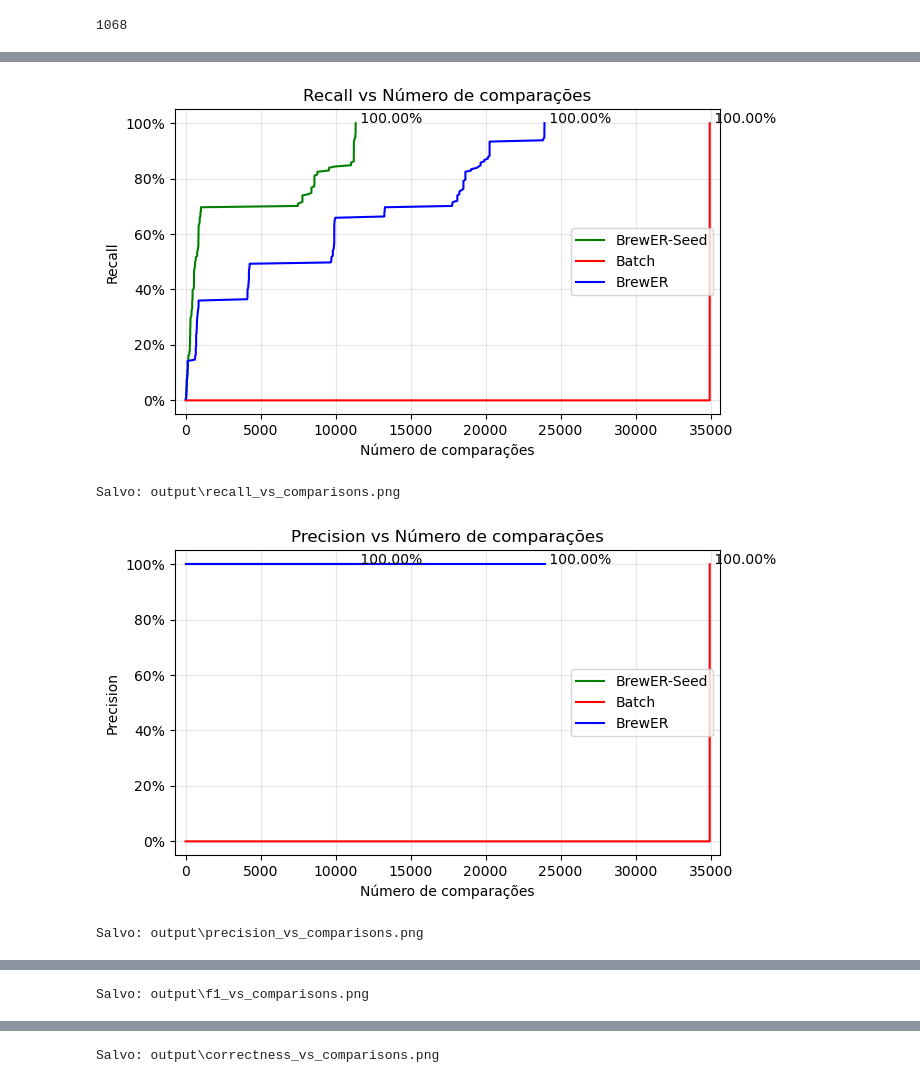
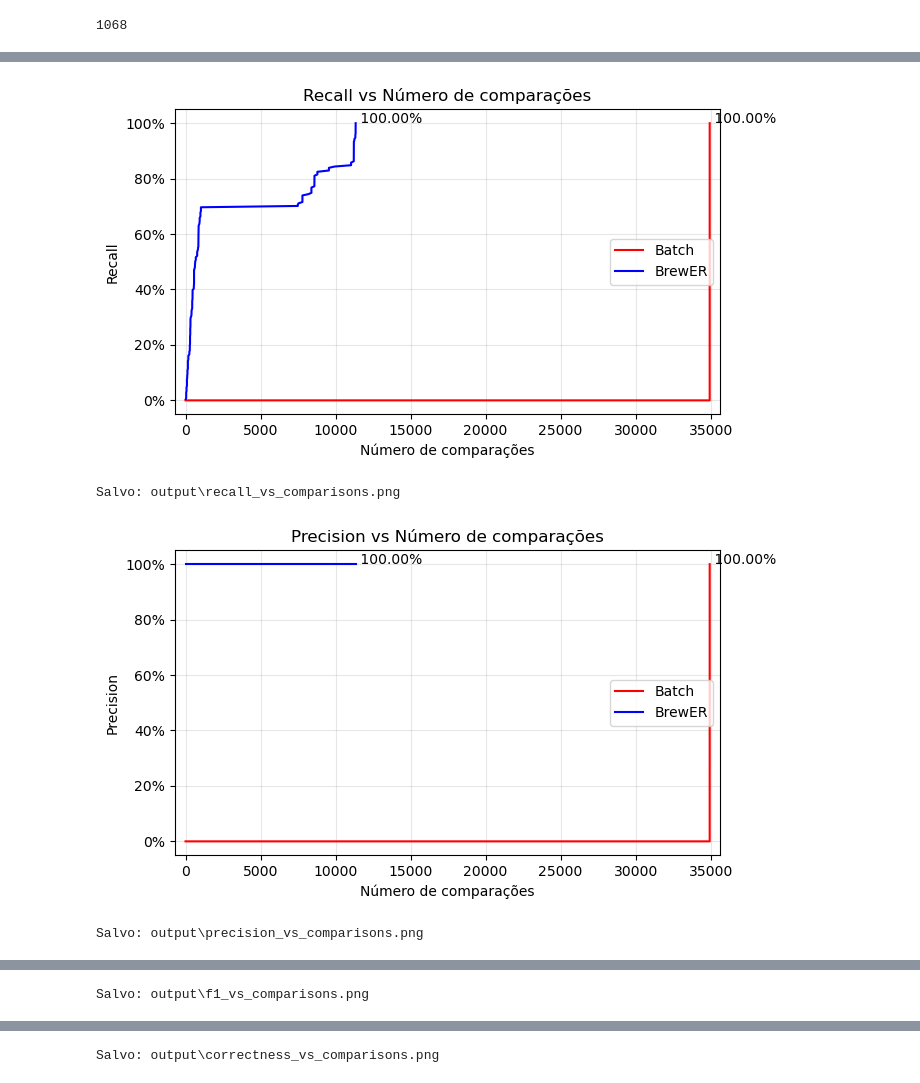
Before and after one commit to jlvlg/BrewER, a Jupyter notebook: experiments.ipynb, the cells around one changed output, grey strips where cells are left out. Saved outputs shown, nothing was run; the diff lists cells and outputs as text; code cells hidden in the pictures.

```diff
--- a/experiments.ipynb
+++ b/experiments.ipynb
@@ -227,6 +221,5 @@ evaluate_results('seed')
 # %%
-brewer_normal = pd.read_csv("output/brewer_normal_results.csv")
-brewer_seed = pd.read_csv("output/brewer_seed_results.csv")
+brewer = pd.read_csv("output/brewer_results.csv")
 batch = pd.read_csv("output/batch_results.csv")
 
 metrics = ["recall", "precision", "f1", "correctness"]
@@ -236,60 +229,49 @@ out_dir = Path("output")
 out_dir.mkdir(parents=True, exist_ok=True)
 
 batch_max_comp = batch[comparisons_col].max()
-brewer_normal_max_comp = brewer_normal[comparisons_col].max()
-brewer_seed_max_comp = brewer_seed[comparisons_col].max()
-maximum = max(batch_max_comp, brewer_normal_max_comp, brewer_seed_max_comp)
+brewer_max_comp = brewer[comparisons_col].max()
+maximum = max(batch_max_comp, brewer_max_comp,)
 xlim = maximum / 50
 
 for m in metrics:
     plt.figure(figsize=(7, 4))
-
-    plt.plot(brewer_seed[comparisons_col], brewer_seed[m], label="BrewER-Seed", color="green")
-    plt.annotate(
-        f"{brewer_seed[m].max() * 100 : 0.2f}%",
-        xy=(
-            int(brewer_seed.iloc[int(brewer_seed[comparisons_col].idxmax())][comparisons_col]),
-            brewer_seed[m].max(),
-        ),
-        xycoords="data",
-    )
 
     plt.plot(batch[comparisons_col], batch[m], label="Batch", color="red")
     plt.annotate(
         f"{batch[m].max() * 100 : 0.2f}%",
         xy=(
             int(batch.iloc[int(batch[comparisons_col].idxmax())][comparisons_col]),
             batch[m].max(),
         ),
         xycoords="data",
     )
 
-    plt.plot(brewer_normal[comparisons_col], brewer_normal[m], label="BrewER", color="blue")
+    plt.plot(brewer[comparisons_col], brewer[m], label="BrewER", color="blue")
     plt.annotate(
-        f"{brewer_normal[m].max() * 100 : 0.2f}%",
+        f"{brewer[m].max() * 100 : 0.2f}%",
         xy=(
-            int(brewer_normal.iloc[int(brewer_normal[comparisons_col].idxmax())][comparisons_col]),
-            brewer_normal[m].max(),
+            int(brewer.iloc[int(brewer[comparisons_col].idxmax())][comparisons_col]),
+            brewer[m].max(),
         ),
         xycoords="data",
     )
 
     plt.xlabel("Número de comparações")
     plt.ylabel(m.capitalize())
     plt.title(f"{m.capitalize()} vs Número de comparações")
     plt.grid(True, alpha=0.3)
     plt.xlim([0 - xlim, maximum + xlim])
     plt.ylim([-0.05, 1.05])
     plt.legend(loc="center right")
     plt.gca().yaxis.set_major_formatter(mtick.PercentFormatter(xmax=1))
 
     png_path = out_dir / f"{m}_vs_comparisons.png"
     plt.tight_layout()
     plt.savefig(png_path, dpi=150)
     plt.show()
     print(f"Salvo: {png_path}")
 # %% [output]
-[figure, old version]
+[figure, new version]
 Salvo: output\recall_vs_comparisons.png
-[figure, old version]
+[figure, new version]
 Salvo: output\precision_vs_comparisons.png
```
Also changed, not shown: parts of 5 cells of this notebook, 1 other file.
